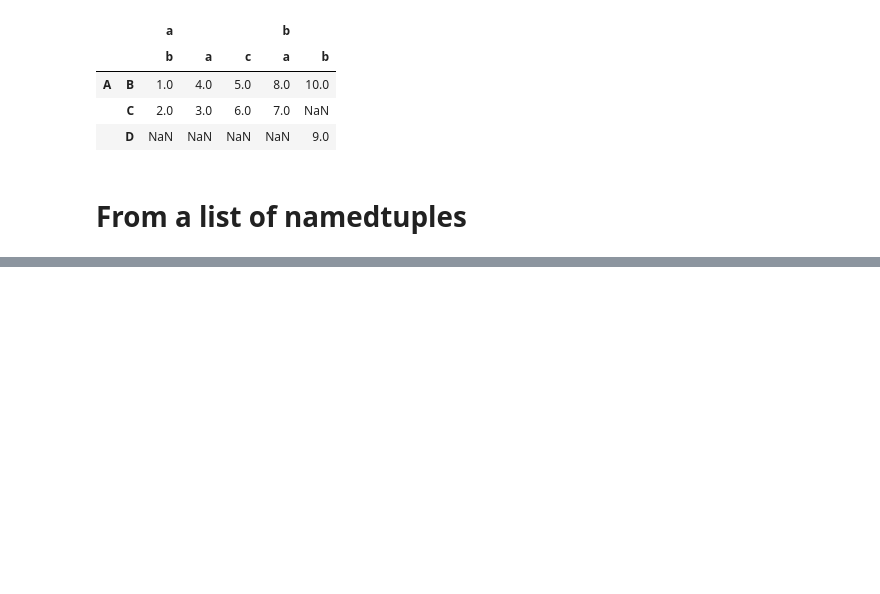
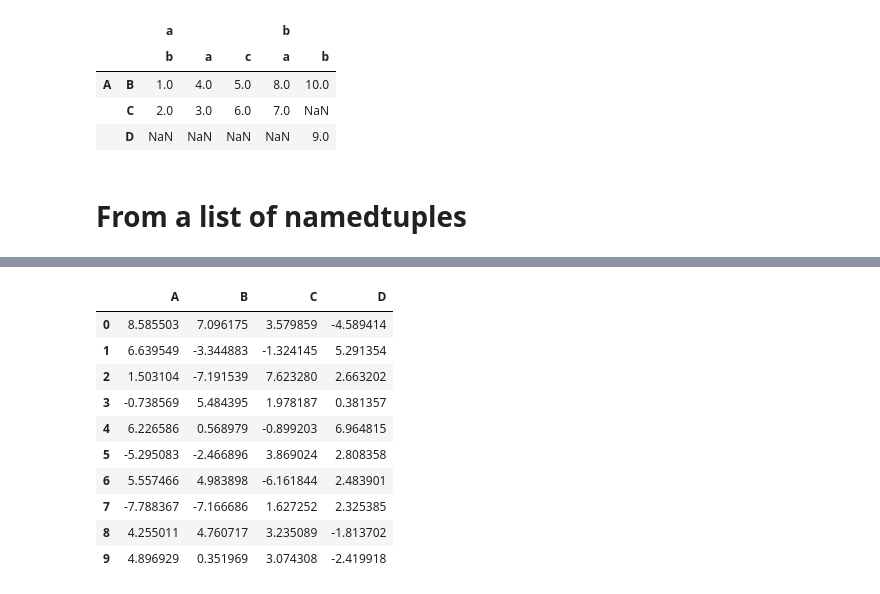
Before and after one commit to Danhuangstats/PandasLearning, a Jupyter notebook: Intro to data structures.ipynb, the cells around one changed output, grey strips where cells are left out. Cells and saved outputs as stored; diff of their text form; code cells hidden in the pictures; blank space fills up the shorter version.

```diff
--- a/Intro to data structures.ipynb
+++ b/Intro to data structures.ipynb
@@ -278,0 +537,14 @@ pd.DataFrame([Point(0,0)])
+# %%
+df*5+2
+# %% [output]
+|  | A | B | C | D |
+| 0 | 8.585503 | 7.096175 | 3.579859 | -4.589414 |
+| 1 | 6.639549 | -3.344883 | -1.324145 | 5.291354 |
+| 2 | 1.503104 | -7.191539 | 7.623280 | 2.663202 |
+| 3 | -0.738569 | 5.484395 | 1.978187 | 0.381357 |
+| 4 | 6.226586 | 0.568979 | -0.899203 | 6.964815 |
+| 5 | -5.295083 | -2.466896 | 3.869024 | 2.808358 |
+| 6 | 5.557466 | 4.983898 | -6.161844 | 2.483901 |
+| 7 | -7.788367 | -7.166686 | 1.627252 | 2.325385 |
+| 8 | 4.255011 | 4.760717 | 3.235089 | -1.813702 |
+| 9 | 4.896929 | 0.351969 | 3.074308 | -2.419918 |
```
Also changed, not shown: parts of 68 cells of this notebook.
